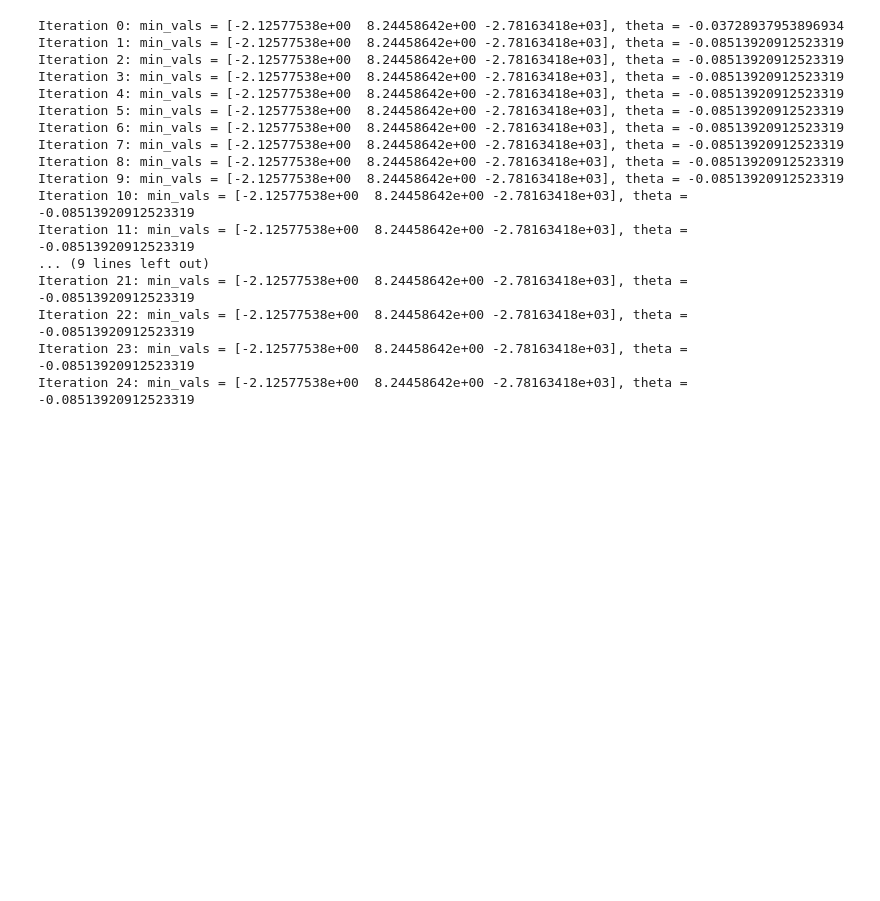
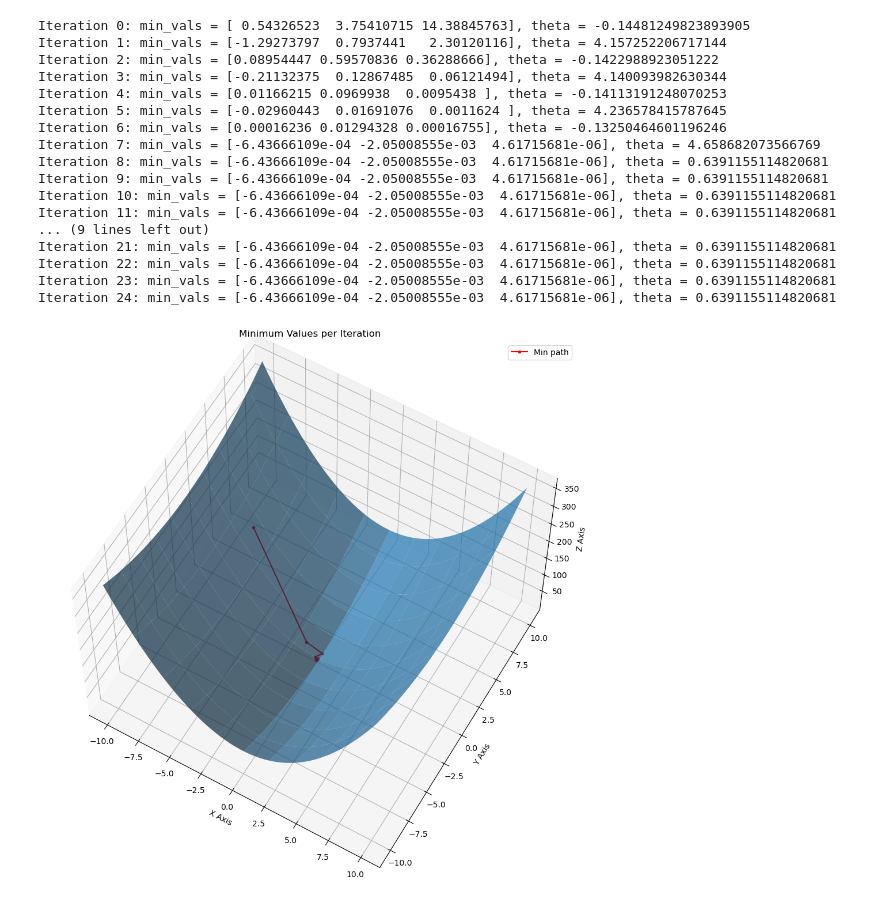
Before and after one commit to mwaterman09/gradient_based_optimizer, a Jupyter notebook: lagrange_descent.ipynb, the cells around one changed output. Saved outputs shown, nothing was run; the diff lists cells and outputs as text; code cells hidden in the pictures; blank space fills up the shorter version.

```diff
--- a/lagrange_descent.ipynb
+++ b/lagrange_descent.ipynb
@@ -108,25 +119,26 @@ z = sp.Function('z')(t)
 # define objective function
 L = 3*x**2 + 0.7*y**2
 # %%
-%matplotlib qt
+%matplotlib inline
 # call optimizer on objective function
-lagrange_descent(L, 15, 25, 100)
+lagrange_descent(L, 15, 25, 1000)
 # %% [output]
-Iteration 0: min_vals = [-2.12577538e+00  8.24458642e+00 -2.78163418e+03], theta = -0.03728937953896934
-Iteration 1: min_vals = [-2.12577538e+00  8.24458642e+00 -2.78163418e+03], theta = -0.08513920912523319
-Iteration 2: min_vals = [-2.12577538e+00  8.24458642e+00 -2.78163418e+03], theta = -0.08513920912523319
-Iteration 3: min_vals = [-2.12577538e+00  8.24458642e+00 -2.78163418e+03], theta = -0.08513920912523319
-Iteration 4: min_vals = [-2.12577538e+00  8.24458642e+00 -2.78163418e+03], theta = -0.08513920912523319
-Iteration 5: min_vals = [-2.12577538e+00  8.24458642e+00 -2.78163418e+03], theta = -0.08513920912523319
-Iteration 6: min_vals = [-2.12577538e+00  8.24458642e+00 -2.78163418e+03], theta = -0.08513920912523319
-Iteration 7: min_vals = [-2.12577538e+00  8.24458642e+00 -2.78163418e+03], theta = -0.08513920912523319
-Iteration 8: min_vals = [-2.12577538e+00  8.24458642e+00 -2.78163418e+03], theta = -0.08513920912523319
-Iteration 9: min_vals = [-2.12577538e+00  8.24458642e+00 -2.78163418e+03], theta = -0.08513920912523319
-Iteration 10: min_vals = [-2.12577538e+00  8.24458642e+00 -2.78163418e+03], theta = -0.08513920912523319
-Iteration 11: min_vals = [-2.12577538e+00  8.24458642e+00 -2.78163418e+03], theta = -0.08513920912523319
+Iteration 0: min_vals = [ 0.54326523  3.75410715 14.38845763], theta = -0.14481249823893905
+Iteration 1: min_vals = [-1.29273797  0.7937441   2.30120116], theta = 4.157252206717144
+Iteration 2: min_vals = [0.08954447 0.59570836 0.36288666], theta = -0.1422988923051222
+Iteration 3: min_vals = [-0.21132375  0.12867485  0.06121494], theta = 4.140093982630344
+Iteration 4: min_vals = [0.01166215 0.0969938  0.0095438 ], theta = -0.14113191248070253
+Iteration 5: min_vals = [-0.02960443  0.01691076  0.0011624 ], theta = 4.236578415787645
+Iteration 6: min_vals = [0.00016236 0.01294328 0.00016755], theta = -0.13250464601196246
+Iteration 7: min_vals = [-6.43666109e-04 -2.05008555e-03  4.61715681e-06], theta = 4.658682073566769
+Iteration 8: min_vals = [-6.43666109e-04 -2.05008555e-03  4.61715681e-06], theta = 0.6391155114820681
+Iteration 9: min_vals = [-6.43666109e-04 -2.05008555e-03  4.61715681e-06], theta = 0.6391155114820681
+Iteration 10: min_vals = [-6.43666109e-04 -2.05008555e-03  4.61715681e-06], theta = 0.6391155114820681
+Iteration 11: min_vals = [-6.43666109e-04 -2.05008555e-03  4.61715681e-06], theta = 0.6391155114820681
 ... (9 lines left out)
-Iteration 21: min_vals = [-2.12577538e+00  8.24458642e+00 -2.78163418e+03], theta = -0.08513920912523319
-Iteration 22: min_vals = [-2.12577538e+00  8.24458642e+00 -2.78163418e+03], theta = -0.08513920912523319
-Iteration 23: min_vals = [-2.12577538e+00  8.24458642e+00 -2.78163418e+03], theta = -0.08513920912523319
-Iteration 24: min_vals = [-2.12577538e+00  8.24458642e+00 -2.78163418e+03], theta = -0.08513920912523319
+Iteration 21: min_vals = [-6.43666109e-04 -2.05008555e-03  4.61715681e-06], theta = 0.6391155114820681
+Iteration 22: min_vals = [-6.43666109e-04 -2.05008555e-03  4.61715681e-06], theta = 0.6391155114820681
+Iteration 23: min_vals = [-6.43666109e-04 -2.05008555e-03  4.61715681e-06], theta = 0.6391155114820681
+Iteration 24: min_vals = [-6.43666109e-04 -2.05008555e-03  4.61715681e-06], theta = 0.6391155114820681
+[figure, added]
 # %%
```
Also changed, not shown: parts of 6 cells of this notebook.
